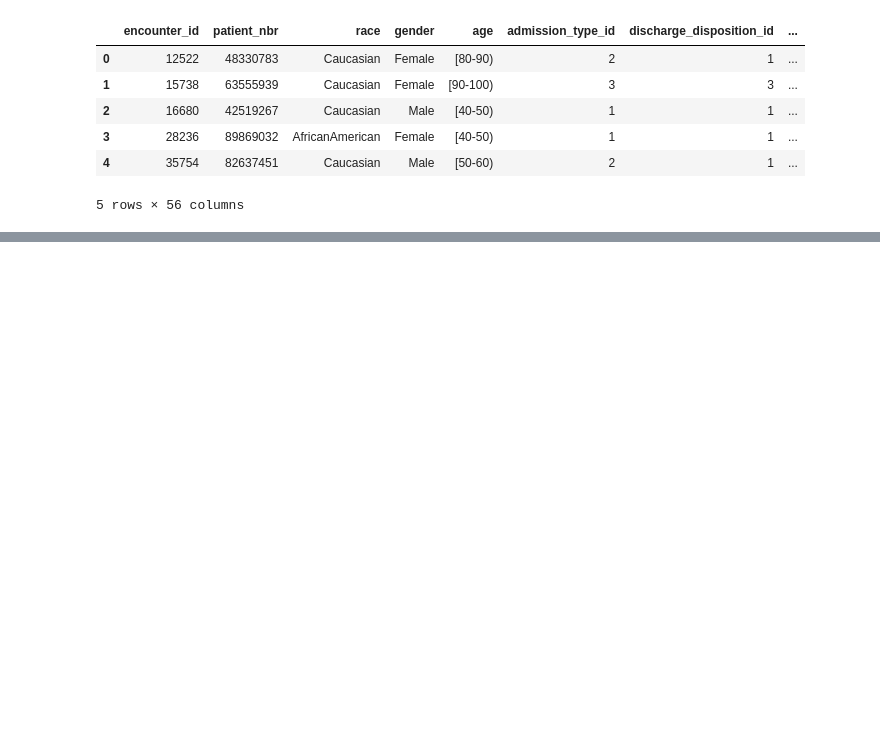
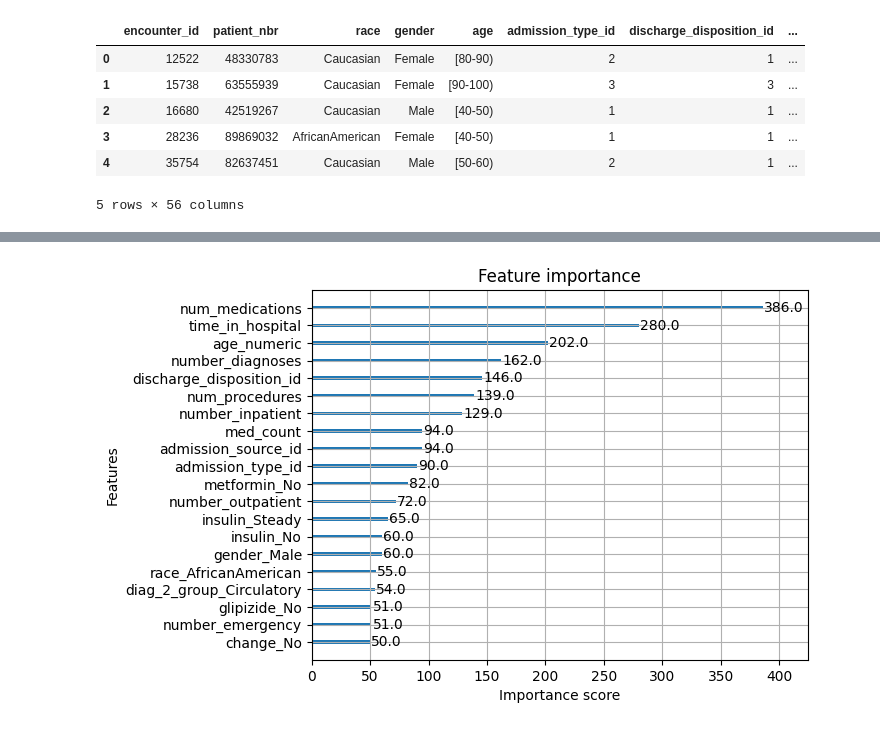
Before and after one commit to boskya/aai510-group1-diabetes-admissions, a Jupyter notebook: xgboost.ipynb, the cells around one changed output, grey strips where cells are left out. Drawn from its saved outputs; the diff is of its cells as text; code cells hidden in the pictures; blank space fills up the shorter version.

```diff
--- a/xgboost.ipynb
+++ b/xgboost.ipynb
@@ -22,14 +22,20 @@ from sklearn.model_selection import train_test_split
 
 # Define features and target variable
 
-X = df.drop(columns=['readmitted_binary', 'diag_1', 'diag_2', 'diag_3', 'age', 'encounter_id', 'patient_nbr', 'readmitted'])
+X = df.drop(columns=['readmitted_binary', 'diag_1', 'diag_2', 'diag_3', 'age', 'encounter_id', 'patient_nbr', 'readmitted', 'num_lab_procedures', 'discharge_disposition', 'admission_source', 'admission_type'])
 y = df['readmitted_binary']
 
 X_encoded = pd.get_dummies(X, drop_first=True)
 
+
 # Split the dataset into training and testing and validation sets
 X_train, X_temp, y_train, y_temp = train_test_split(X_encoded, y, test_size=0.3, random_state=42)
 X_val, X_test, y_val, y_test = train_test_split(X_temp, y_temp, test_size=0.5, random_state=42)
+
+# apply balancing to the training set
+from imblearn.combine import SMOTEENN
+X_train, y_train = SMOTEENN(random_state=42).fit_resample(X_train, y_train)
+
 
 def train_xgboost_model(X_train, y_train, random_seed=42, scale_pos_weight=None):
     xgb_model = xgb.XGBClassifier(
@@ -48,13 +54,10 @@ def train_xgboost_model(X_train, y_train, random_seed=42, scale_pos_weight=None)
 xgb_model = train_xgboost_model(X_train, y_train)
 # Evaluate the model on the validation set
 from sklearn.metrics import accuracy_score, classification_report
-y_pred_val = xgb_model.predict(X_val)
-accuracy_val = accuracy_score(y_val, y_pred_val)
-print(f"Validation Accuracy: {accuracy_val:.4f}")
-print(classification_report(y_val, y_pred_val))
-# Evaluate the model on the test set
-y_pred_test = xgb_model.predict(X_test)
-accuracy_test = accuracy_score(y_test, y_pred_test)
-print(f"Test Accuracy: {accuracy_test:.4f}")
-print(classification_report(y_test, y_pred_test))
+
+y_proba = xgb_model.predict_proba(X_val)[:, 1]
+for threshold in [0.5, 0.4, 0.3, 0.2]:
+    y_pred = (y_proba >= threshold).astype(int)
+    print(f"\nThreshold: {threshold}")
+    print(classification_report(y_val, y_pred))
 # %% [output]
@@ -61,0 +81,5 @@ ValueError: DataFrame.dtypes for data must be int, float, bool or category. When
+# %%
+xgb.plot_importance(xgb_model, max_num_features=20)
+plt.show()
+# %% [output]
+[figure, added]
```
Also changed, not shown: parts of 5 cells of this notebook.
